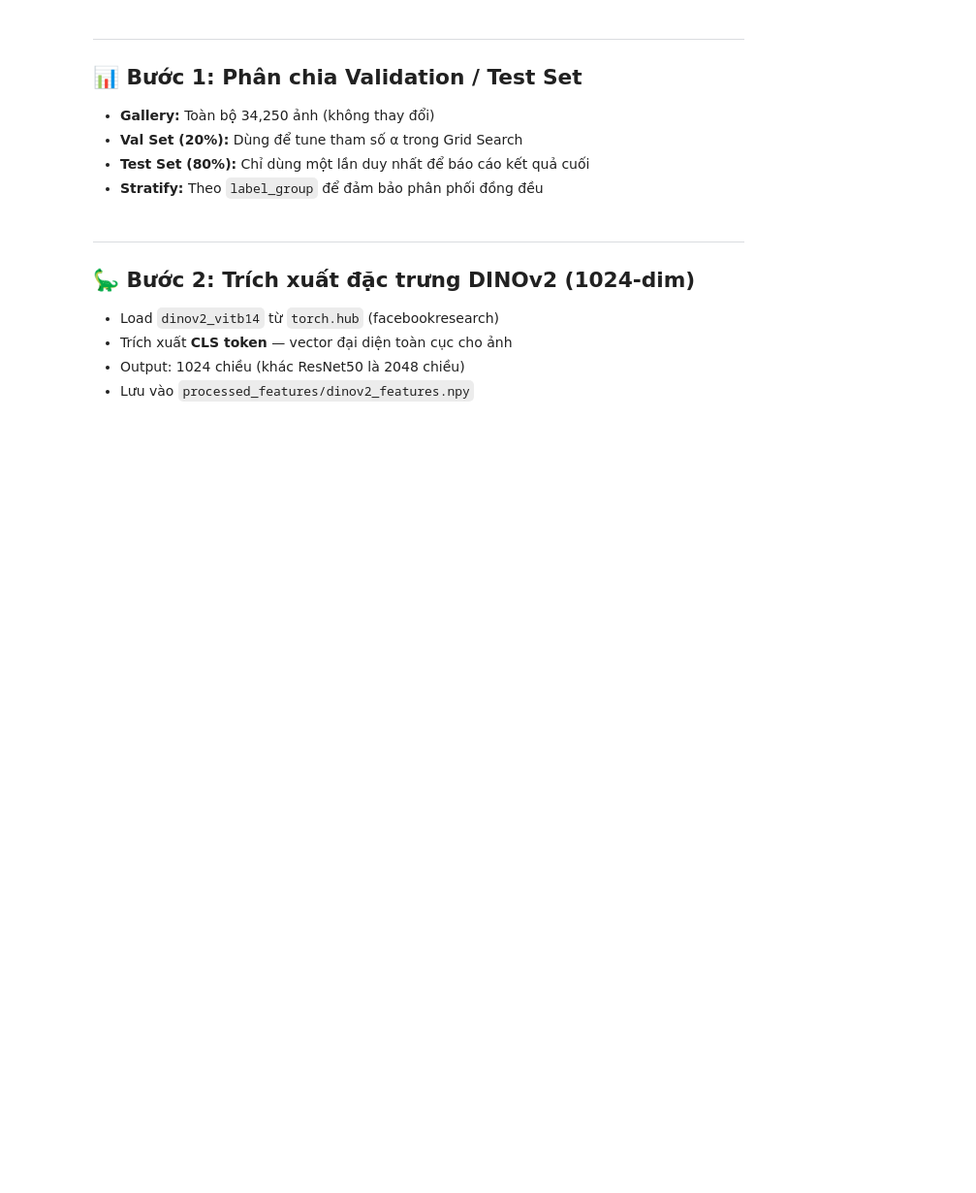
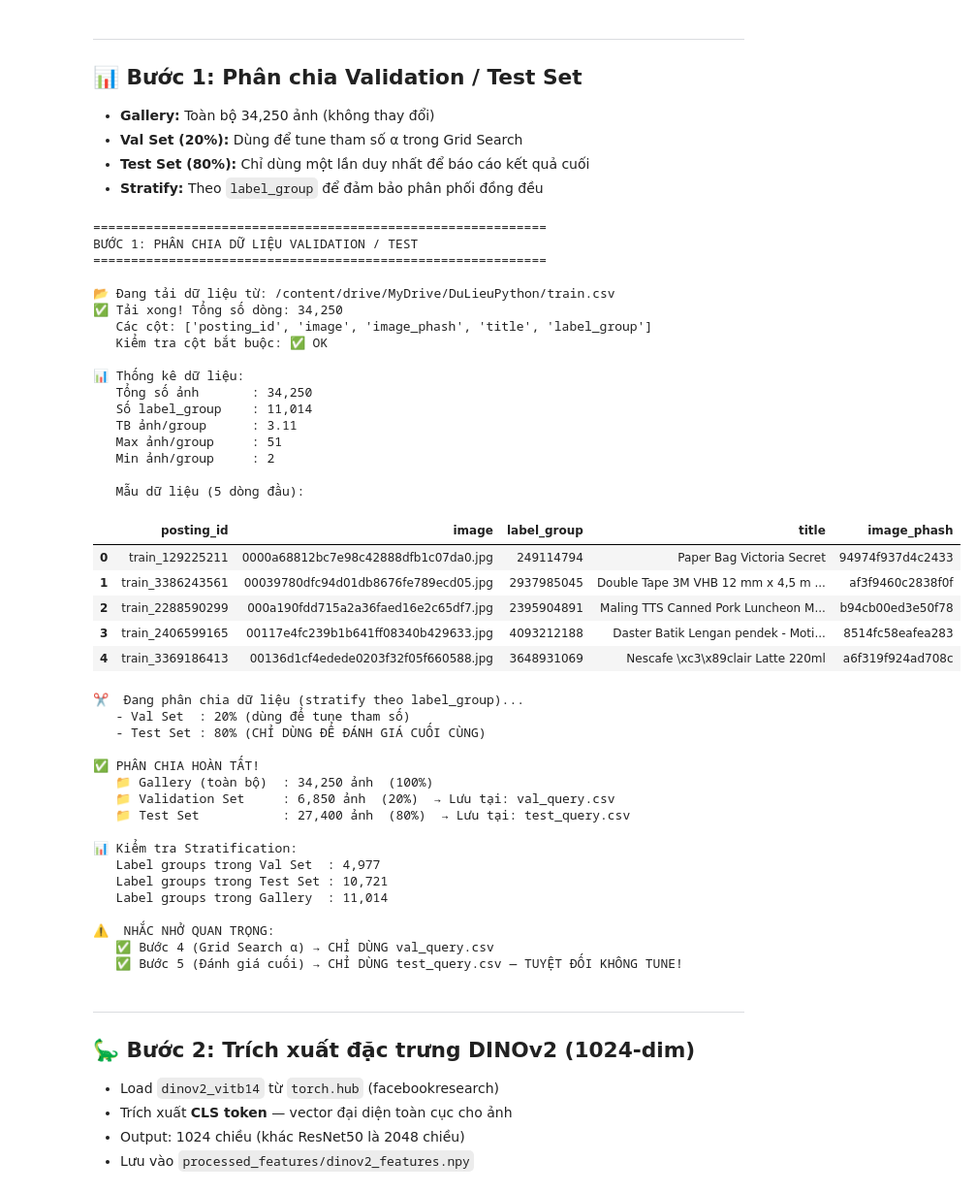
Before and after one commit to MaGiaVy/DoAnPython, a Jupyter notebook: project/notebooks/Nhom3thangcuti_Tuan4/notebooks/Tuan4_GiaVy_DINOv2.ipynb, the cells around one changed output. Shown at 97% size. Cells and saved outputs as stored; diff of their text form; code cells hidden in the pictures; blank space fills up the shorter version.

```diff
--- a/project/notebooks/Nhom3thangcuti_Tuan4/notebooks/Tuan4_GiaVy_DINOv2.ipynb
+++ b/project/notebooks/Nhom3thangcuti_Tuan4/notebooks/Tuan4_GiaVy_DINOv2.ipynb
@@ -118,16 +140,16 @@ print('=' * 55)
 # ============================================================
 
 # --- Đường dẫn gốc trên Google Drive ---
-BASE_DIR       = '/content/drive/MyDrive/Nhom3_VisualSearch'
+BASE_DIR       = '/content/drive/MyDrive/DuLieuPython'
 
 # --- Đường dẫn thư mục ảnh (chứa 34,250 ảnh Shopee) ---
-IMAGE_DIR      = os.path.join(BASE_DIR, 'images')
+IMAGE_DIR      = os.path.join(BASE_DIR, 'train_images.zip')
 
 # --- File CSV chính (34,250 dòng) ---
-CANDIDATE_CSV  = os.path.join(BASE_DIR, 'candidate_df_chung.csv')
+CANDIDATE_CSV  = os.path.join(BASE_DIR, 'train.csv')
 
 # --- Thư mục lưu features đã trích xuất ---
-PROCESSED_DIR  = os.path.join(BASE_DIR, 'processed_features')
+PROCESSED_DIR  = os.path.join(BASE_DIR, 'processed')
 os.makedirs(PROCESSED_DIR, exist_ok=True)
 
 # --- Thư mục lưu kết quả ---
@@ -415,36 +459,77 @@ val_query_df, test_query_df = train_test_split(
     candidate_df,
     test_size=0.8,
     random_state=42,
-    stratify=candidate_df['label_group'].values
+
 )
 
 # Reset index để tránh lỗi khi dùng .at[]
 val_query_df  = val_query_df.reset_index(drop=True)
 test_query_df = test_query_df.reset_index(drop=True)
 
 # --- 1.3: Lưu kết quả phân chia ---
 val_csv_path  = os.path.join(RESULTS_DIR, 'val_query.csv')
 test_csv_path = os.path.join(RESULTS_DIR, 'test_query.csv')
 val_query_df.to_csv(val_csv_path, index=False)
 test_query_df.to_csv(test_csv_path, index=False)
 
 # --- 1.4: In kết quả ---
 print(f'\n✅ PHÂN CHIA HOÀN TẤT!')
 print(f'   📁 Gallery (toàn bộ)  : {len(candidate_df):,} ảnh  (100%)')
 print(f'   📁 Validation Set     : {len(val_query_df):,} ảnh  (20%)  → Lưu tại: val_query.csv')
 print(f'   📁 Test Set           : {len(test_query_df):,} ảnh  (80%)  → Lưu tại: test_query.csv')
 
 # Kiểm tra stratification
 val_labels  = val_query_df['label_group'].nunique()
 test_labels = test_query_df['label_group'].nunique()
 print(f'\n📊 Kiểm tra Stratification:')
 print(f'   Label groups trong Val Set  : {val_labels:,}')
 print(f'   Label groups trong Test Set : {test_labels:,}')
 print(f'   Label groups trong Gallery  : {unique_labels:,}')
 
 print(f'\n⚠️  NHẮC NHỞ QUAN TRỌNG:')
 print(f'   ✅ Bước 4 (Grid Search α) → CHỈ DÙNG val_query.csv')
 print(f'   ✅ Bước 5 (Đánh giá cuối) → CHỈ DÙNG test_query.csv — TUYỆT ĐỐI KHÔNG TUNE!')
+# %% [output]
+============================================================
+BƯỚC 1: PHÂN CHIA DỮ LIỆU VALIDATION / TEST
+============================================================
+
+📂 Đang tải dữ liệu từ: /content/drive/MyDrive/DuLieuPython/train.csv
+✅ Tải xong! Tổng số dòng: 34,250
+   Các cột: ['posting_id', 'image', 'image_phash', 'title', 'label_group']
+   Kiểm tra cột bắt buộc: ✅ OK
+
+📊 Thống kê dữ liệu:
+   Tổng số ảnh       : 34,250
+   Số label_group    : 11,014
+   TB ảnh/group      : 3.11
+   Max ảnh/group     : 51
+   Min ảnh/group     : 2
+
+   Mẫu dữ liệu (5 dòng đầu):
+|  | posting_id | image | label_group | title | image_phash |
+| 0 | train_129225211 | 0000a68812bc7e98c42888dfb1c07da0.jpg | 249114794 | Paper Bag Victoria Secret | 94974f937d4c2433 |
+| 1 | train_3386243561 | 00039780dfc94d01db8676fe789ecd05.jpg | 2937985045 | Double Tape 3M VHB 12 mm x 4,5 m ... | af3f9460c2838f0f |
+| 2 | train_2288590299 | 000a190fdd715a2a36faed16e2c65df7.jpg | 2395904891 | Maling TTS Canned Pork Luncheon M... | b94cb00ed3e50f78 |
+| 3 | train_2406599165 | 00117e4fc239b1b641ff08340b429633.jpg | 4093212188 | Daster Batik Lengan pendek - Moti... | 8514fc58eafea283 |
+| 4 | train_3369186413 | 00136d1cf4edede0203f32f05f660588.jpg | 3648931069 | Nescafe \xc3\x89clair Latte 220ml | a6f319f924ad708c |
+✂️  Đang phân chia dữ liệu (stratify theo label_group)...
+   - Val Set  : 20% (dùng để tune tham số)
+   - Test Set : 80% (CHỈ DÙNG ĐỂ ĐÁNH GIÁ CUỐI CÙNG)
+
+✅ PHÂN CHIA HOÀN TẤT!
+   📁 Gallery (toàn bộ)  : 34,250 ảnh  (100%)
+   📁 Validation Set     : 6,850 ảnh  (20%)  → Lưu tại: val_query.csv
+   📁 Test Set           : 27,400 ảnh  (80%)  → Lưu tại: test_query.csv
+
+📊 Kiểm tra Stratification:
+   Label groups trong Val Set  : 4,977
+   Label groups trong Test Set : 10,721
+   Label groups trong Gallery  : 11,014
+
+⚠️  NHẮC NHỞ QUAN TRỌNG:
+   ✅ Bước 4 (Grid Search α) → CHỈ DÙNG val_query.csv
+   ✅ Bước 5 (Đánh giá cuối) → CHỈ DÙNG test_query.csv — TUYỆT ĐỐI KHÔNG TUNE!
 # %% [markdown]
 ---
 ## 🦕 Bước 2: Trích xuất đặc trưng DINOv2 (1024-dim)
```
Also changed, not shown: parts of 17 cells of this notebook.
